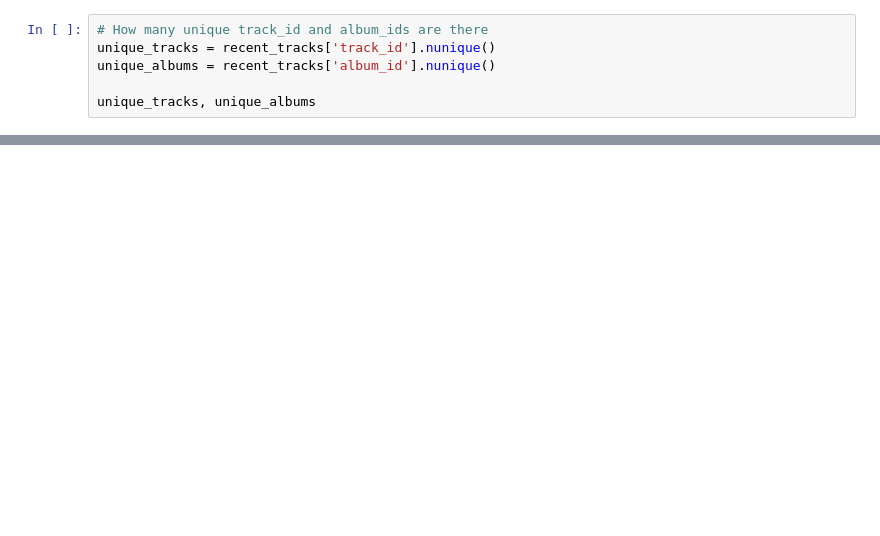
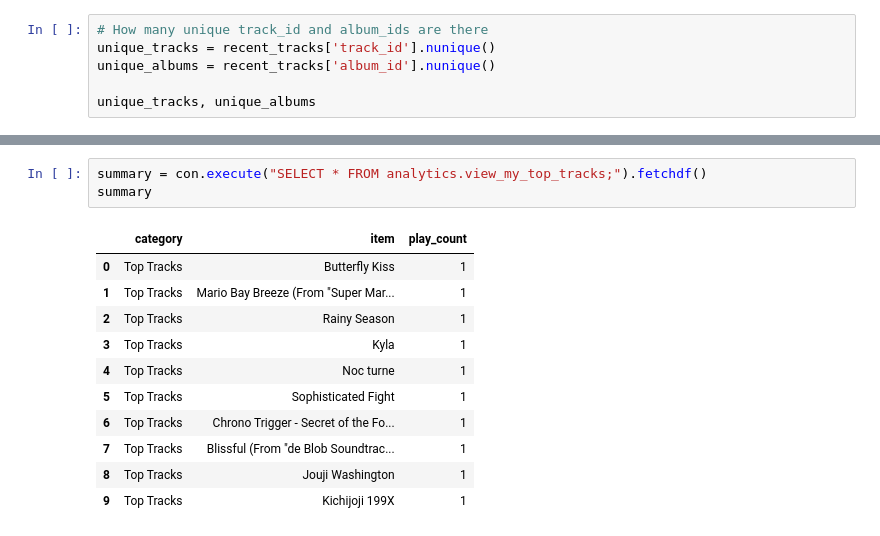
Before and after one commit to MaartenDurieu/spotify-dlt-dbt-pipeline, a Jupyter notebook: duckdb-analytics/explore.ipynb, the cells around one changed output, grey strips where cells are left out. Cells and saved outputs as stored; diff of their text form; blank space fills up the shorter version.

```diff
--- a/duckdb-analytics/explore.ipynb
+++ b/duckdb-analytics/explore.ipynb
@@ -109,0 +145,15 @@ unique_tracks, unique_albums
+# %%
+summary = con.execute("SELECT * FROM analytics.view_my_top_tracks;").fetchdf()
+summary
+# %% [output]
+|  | category | item | play_count |
+| 0 | Top Tracks | Butterfly Kiss | 1 |
+| 1 | Top Tracks | Mario Bay Breeze (From "Super Mar... | 1 |
+| 2 | Top Tracks | Rainy Season | 1 |
+| 3 | Top Tracks | Kyla | 1 |
+| 4 | Top Tracks | Noc turne | 1 |
+| 5 | Top Tracks | Sophisticated Fight | 1 |
+| 6 | Top Tracks | Chrono Trigger - Secret of the Fo... | 1 |
+| 7 | Top Tracks | Blissful (From "de Blob Soundtrac... | 1 |
+| 8 | Top Tracks | Jouji Washington | 1 |
+| 9 | Top Tracks | Kichijoji 199X | 1 |
```
Also changed, not shown: parts of 11 cells of this notebook, 4 other files.
